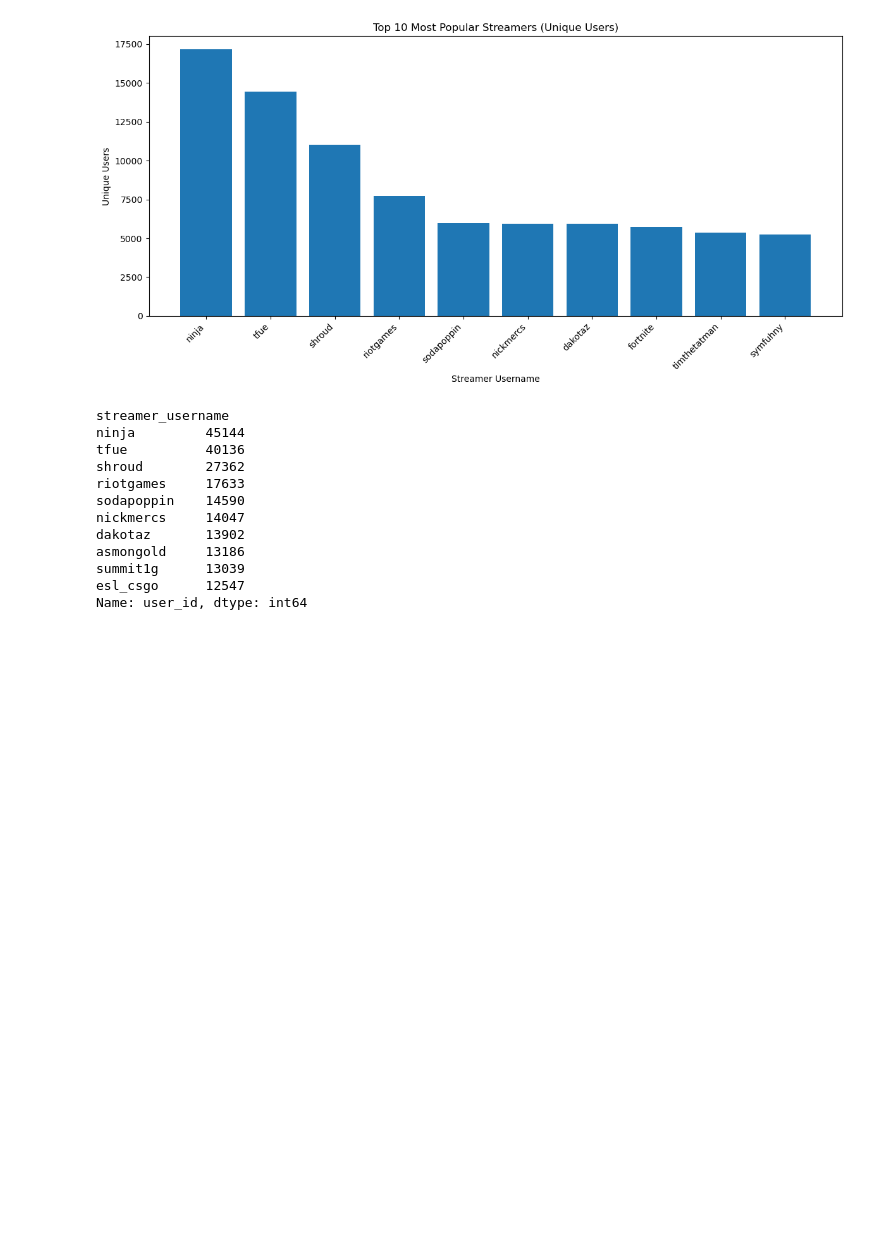
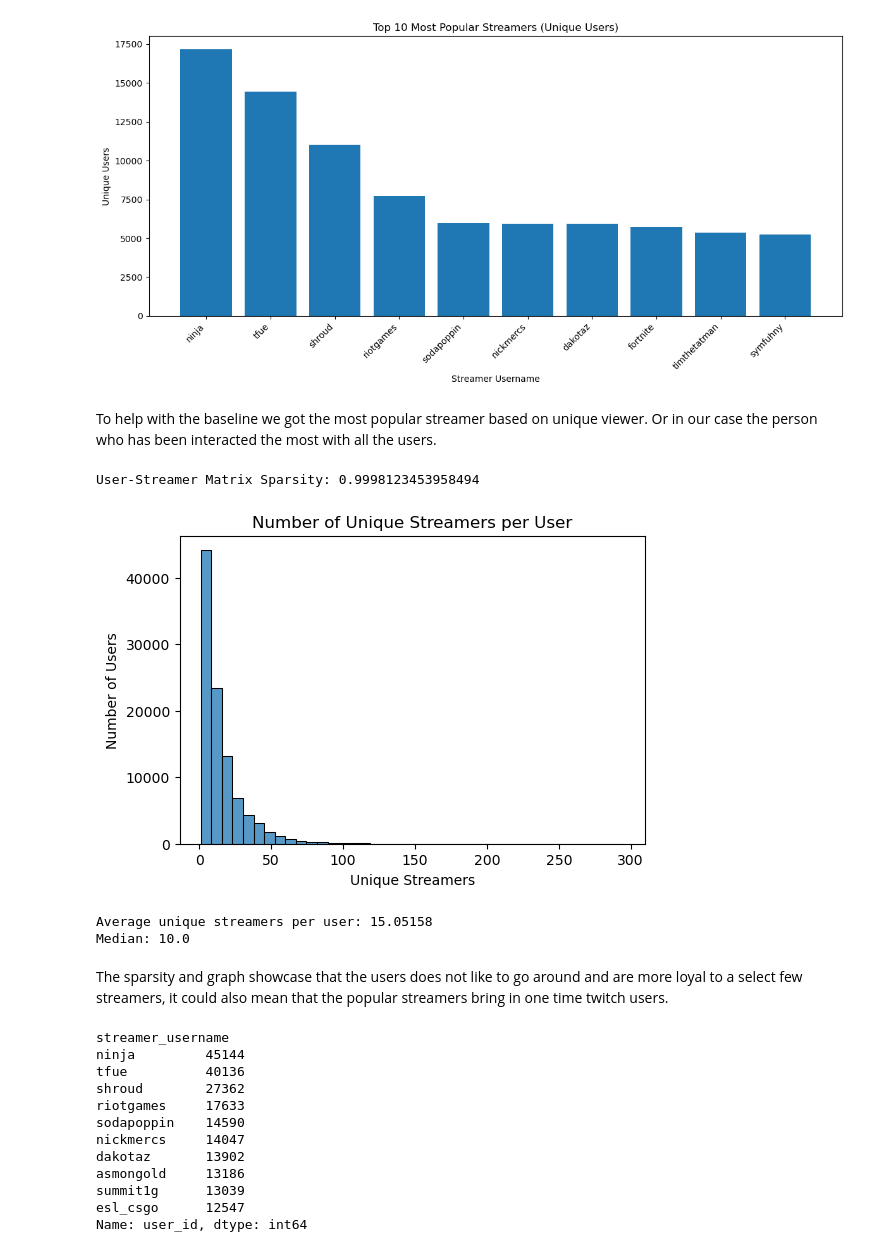
Before and after one commit to alaguelo/CSE158_assignment2, a Jupyter notebook: workbook.ipynb, the cells around one changed output. Saved outputs shown, nothing was run; the diff lists cells and outputs as text; code cells hidden in the pictures; blank space fills up the shorter version.

```diff
--- a/workbook.ipynb
+++ b/workbook.ipynb
@@ -87,6 +171,35 @@ plt.tight_layout()
 plt.show()
 # %% [output]
 [figure]
+# %% [markdown]
+To help with the baseline we got the most popular streamer based on unique viewer. Or in our case the person who has been interacted the most with all the users.
+# %%
+num_users = df['user_id'].nunique()
+num_streamers = df['streamer_username'].nunique()
+num_interactions = len(df)
+
+sparsity = 1 - (num_interactions / (num_users * num_streamers))
+print("User-Streamer Matrix Sparsity:", sparsity)
+# %% [output]
+User-Streamer Matrix Sparsity: 0.9998123453958494
+# %%
+unique_streamers_per_user = df.groupby('user_id')['streamer_username'].nunique()
+
+plt.figure(figsize=(6,4))
+sns.histplot(unique_streamers_per_user, bins=40)
+plt.title("Number of Unique Streamers per User")
+plt.xlabel("Unique Streamers")
+plt.ylabel("Number of Users")
+plt.show()
+
+print("Average unique streamers per user:", unique_streamers_per_user.mean())
+print("Median:", unique_streamers_per_user.median())
+# %% [output]
+[figure, added]
+Average unique streamers per user: 15.05158
+Median: 10.0
+# %% [markdown]
+The sparsity and graph showcase that the users does not like to go around and are more loyal to a select few streamers, it could also mean that the popular streamers bring in one time twitch users.
 # %%
 # popularity in terms of straight views
 most_watch_counts = (
```
Also changed, not shown: parts of 14 cells of this notebook.
